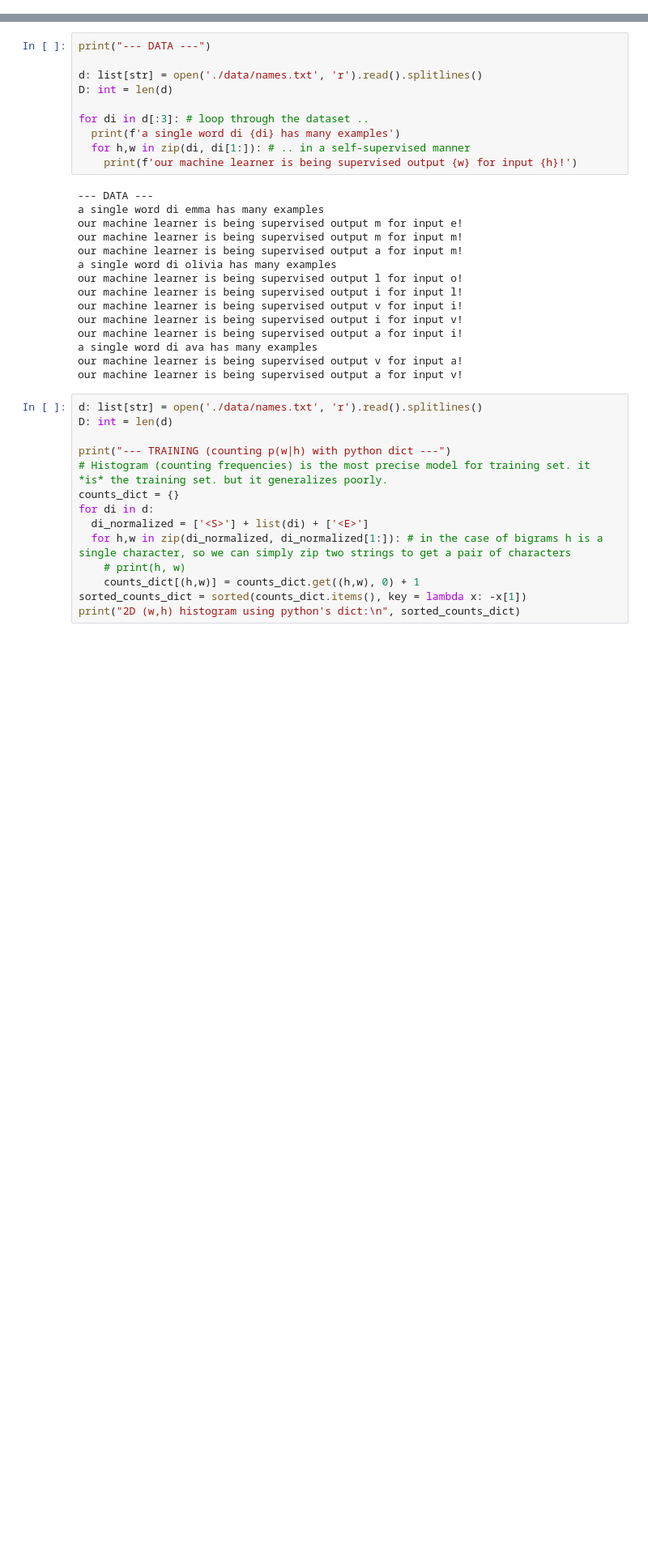
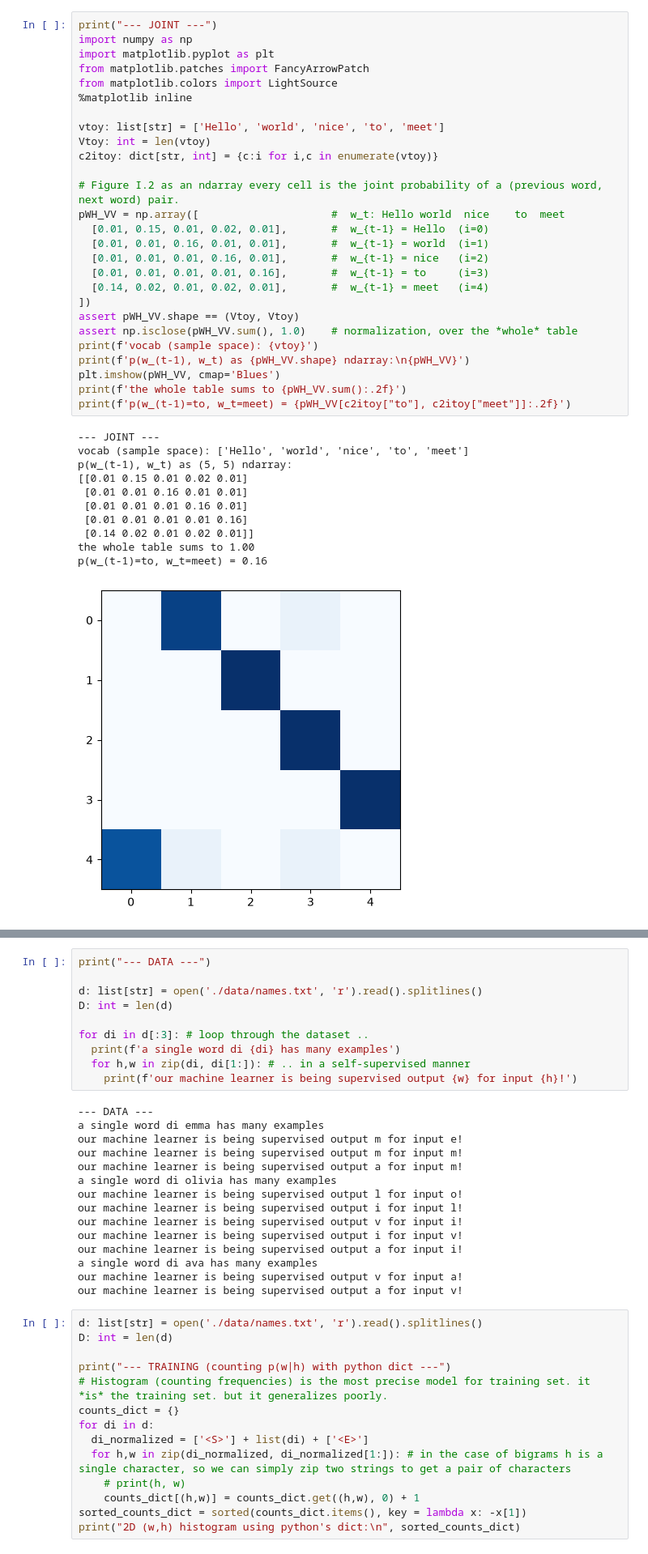
Before and after one commit to j4orz/asitpofborscht, a Jupyter notebook: sitp/notebooks/1.2_bigram.ipynb, the cells around one changed output, grey strips where cells are left out. Shown at 81% size. Drawn from its saved outputs; the diff is of its cells as text; blank space fills up the shorter version.

Commit message:
sitp: another pass to chapter 1.2.2 joint, marginal, and conditional

```diff
--- a/sitp/notebooks/1.2_bigram.ipynb
+++ b/sitp/notebooks/1.2_bigram.ipynb
@@ -0,0 +1,39 @@
+# %%
+print("--- JOINT ---")
+import numpy as np
+import matplotlib.pyplot as plt
+from matplotlib.patches import FancyArrowPatch
+from matplotlib.colors import LightSource
+%matplotlib inline
+
+vtoy: list[str] = ['Hello', 'world', 'nice', 'to', 'meet']
+Vtoy: int = len(vtoy)
+c2itoy: dict[str, int] = {c:i for i,c in enumerate(vtoy)}
+
+# Figure I.2 as an ndarray every cell is the joint probability of a (previous word, next word) pair.
+pWH_VV = np.array([                     #  w_t: Hello world  nice    to  meet
+  [0.01, 0.15, 0.01, 0.02, 0.01],       #  w_{t-1} = Hello  (i=0)
+  [0.01, 0.01, 0.16, 0.01, 0.01],       #  w_{t-1} = world  (i=1)
+  [0.01, 0.01, 0.01, 0.16, 0.01],       #  w_{t-1} = nice   (i=2)
+  [0.01, 0.01, 0.01, 0.01, 0.16],       #  w_{t-1} = to     (i=3)
+  [0.14, 0.02, 0.01, 0.02, 0.01],       #  w_{t-1} = meet   (i=4)
+])
+assert pWH_VV.shape == (Vtoy, Vtoy)
+assert np.isclose(pWH_VV.sum(), 1.0)    # normalization, over the *whole* table
+print(f'vocab (sample space): {vtoy}')
+print(f'p(w_(t-1), w_t) as {pWH_VV.shape} ndarray:\n{pWH_VV}')
+plt.imshow(pWH_VV, cmap='Blues')
+print(f'the whole table sums to {pWH_VV.sum():.2f}')
+print(f'p(w_(t-1)=to, w_t=meet) = {pWH_VV[c2itoy["to"], c2itoy["meet"]]:.2f}')
+# %% [output]
+--- JOINT ---
+vocab (sample space): ['Hello', 'world', 'nice', 'to', 'meet']
+p(w_(t-1), w_t) as (5, 5) ndarray:
+[[0.01 0.15 0.01 0.02 0.01]
+ [0.01 0.01 0.16 0.01 0.01]
+ [0.01 0.01 0.01 0.16 0.01]
+ [0.01 0.01 0.01 0.01 0.16]
+ [0.14 0.02 0.01 0.02 0.01]]
+the whole table sums to 1.00
+p(w_(t-1)=to, w_t=meet) = 0.16
+[figure, added]
```
Also changed, not shown: parts of 2 cells of this notebook, 10 other files.
